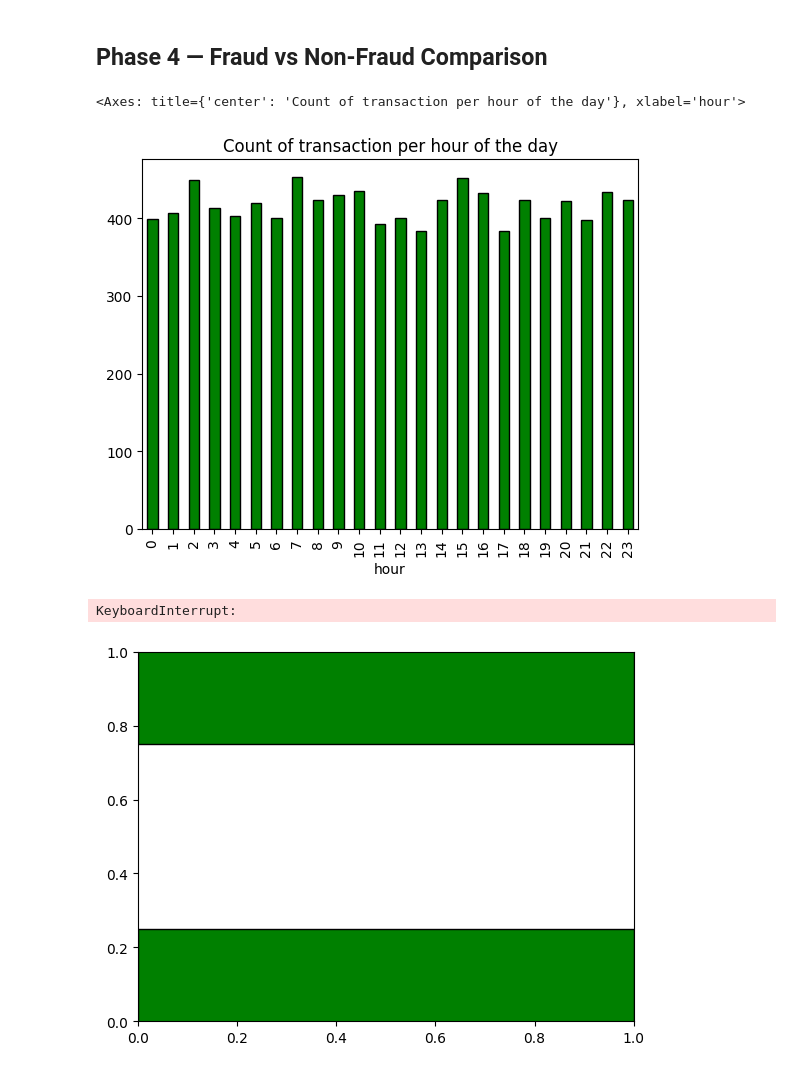
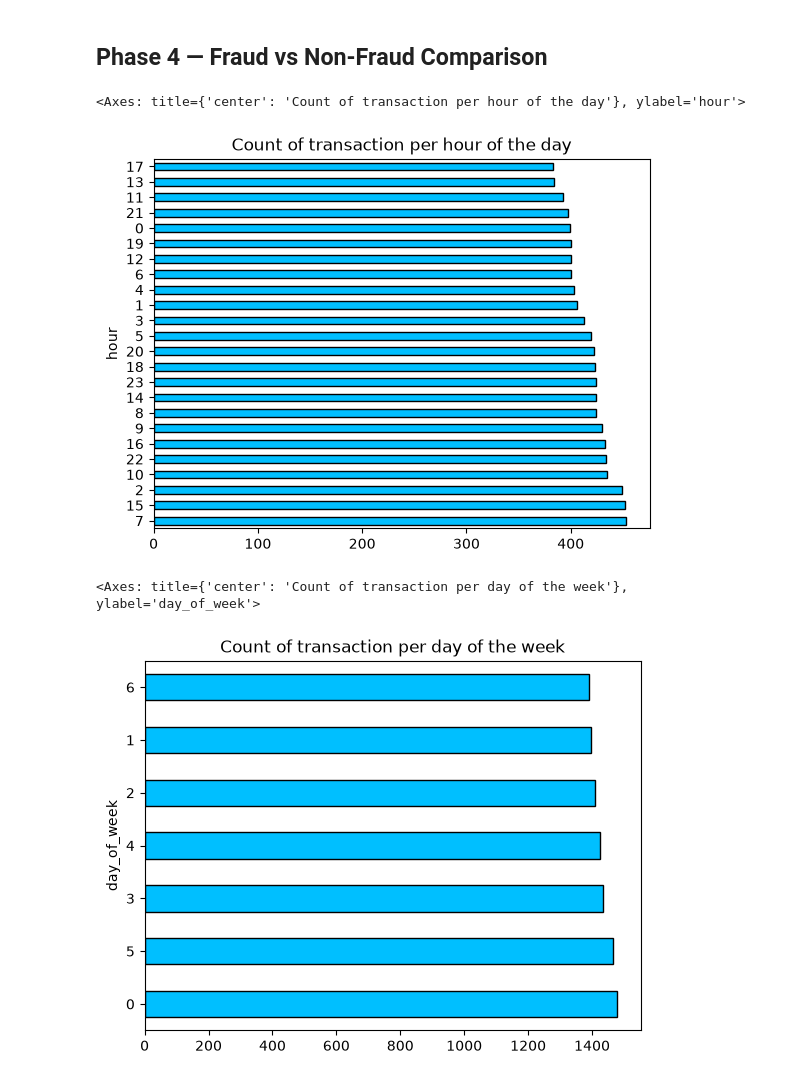
Before and after one commit to BS-prime/Real-Time-Fraud-Detection-System, a Jupyter notebook: notebooks/EDA.ipynb, the cells around one changed output. Cells and saved outputs as stored; diff of their text form; code cells hidden in the pictures.

```diff
--- a/notebooks/EDA.ipynb
+++ b/notebooks/EDA.ipynb
@@ -150,24 +150,24 @@ The `amount` column has very skewness.
 df["hour"] = df["timestamp"].dt.hour
 df["day_of_week"] = df["timestamp"].dt.day_of_week
 # %%
-df.groupby(df.hour).size().plot(
-    kind="bar",
-    color="g",
+df.hour.value_counts().plot(
+    kind="barh",
+    color="deepskyblue",
     edgecolor="k",
     title="Count of transaction per hour of the day",
 )
 # %% [output]
-<Axes: title={'center': 'Count of transaction per hour of the day'}, xlabel='hour'>
+<Axes: title={'center': 'Count of transaction per hour of the day'}, ylabel='hour'>
-[figure, old version]
+[figure, new version]
 # %%
-df.groupby(df.day_of_week).value_counts().plot(
+df.day_of_week.value_counts().plot(
     kind="barh",
-    color="g",
+    color="deepskyblue",
     edgecolor="k",
     title="Count of transaction per day of the week",
 )
 # %% [output]
-KeyboardInterrupt:
+<Axes: title={'center': 'Count of transaction per day of the week'}, ylabel='day_of_week'>
-[figure, old version]
+[figure, new version]
 # %%
 df_f = df[df["is_fraud"] == 1]
```
Also changed, not shown: parts of 7 cells of this notebook.
